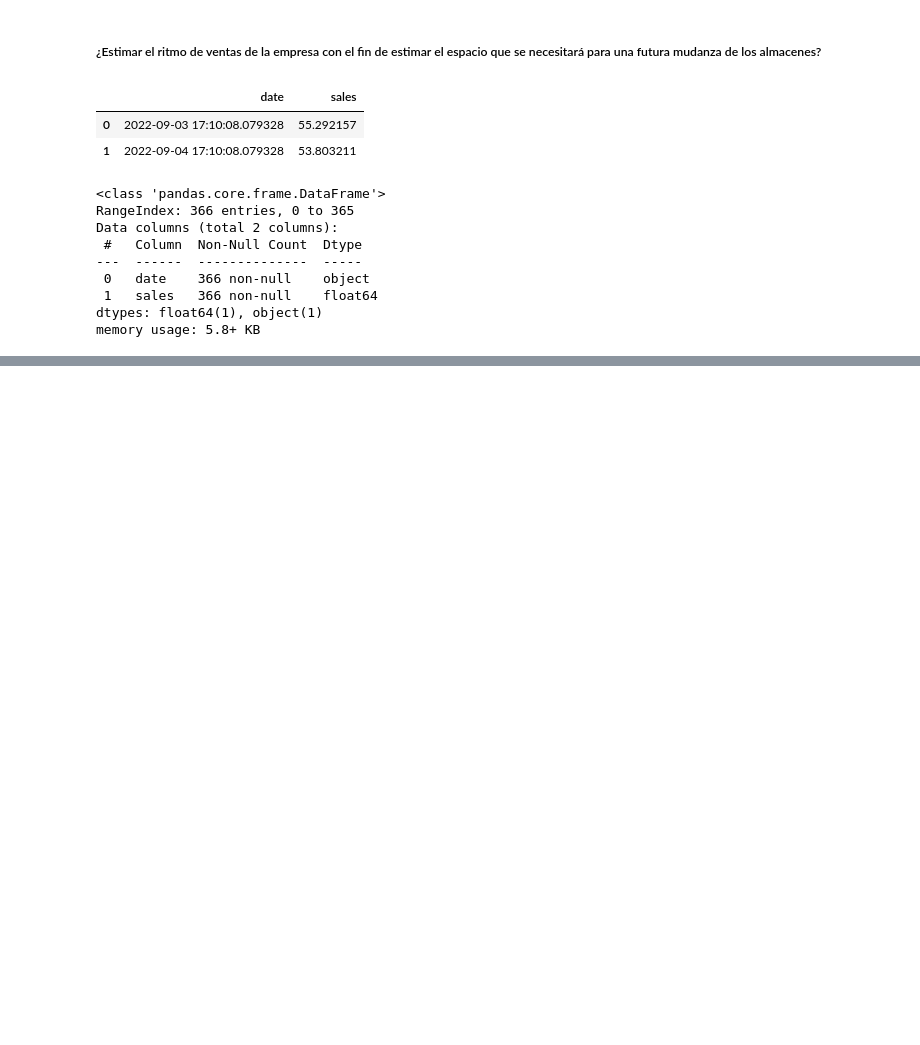
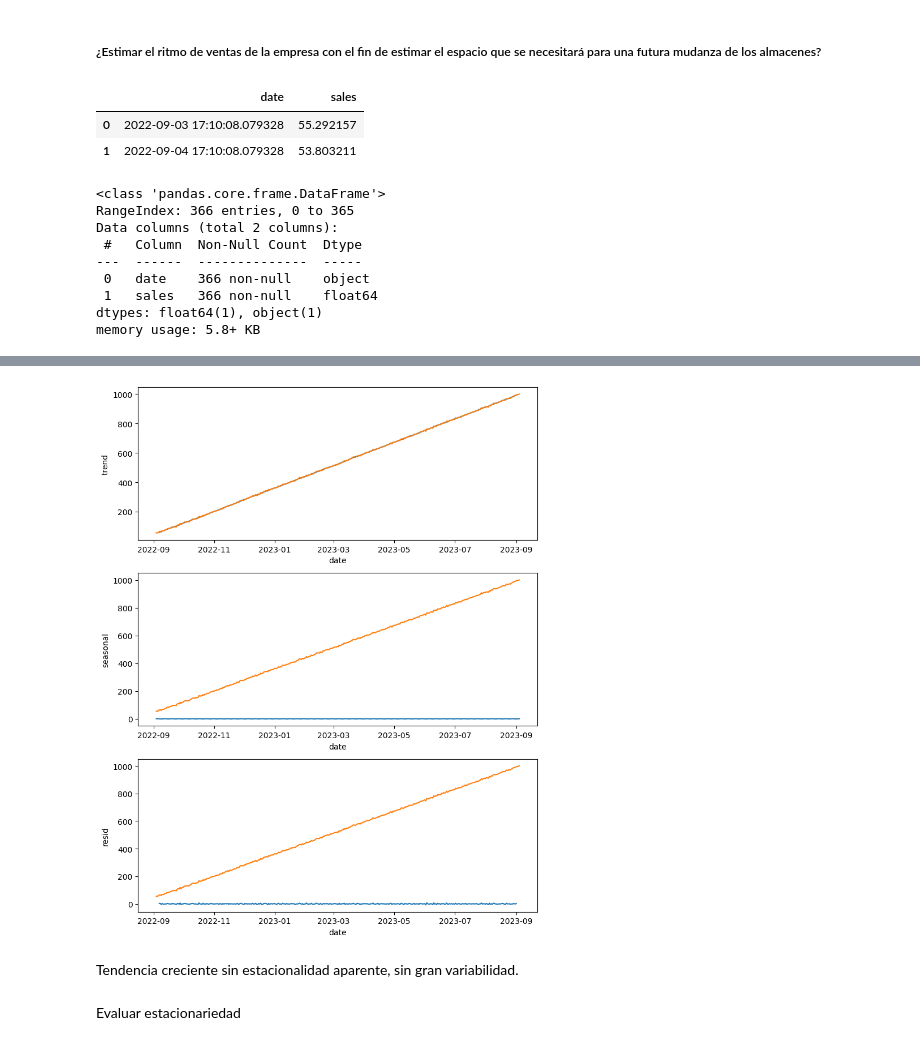
Before and after one commit to josedrosales/Time-Series, a Jupyter notebook: src/time_series.ipynb, the cells around one changed output, grey strips where cells are left out. Cells and saved outputs as stored; diff of their text form; code cells hidden in the pictures; blank space fills up the shorter version.

```diff
--- a/src/time_series.ipynb
+++ b/src/time_series.ipynb
@@ -51,0 +69,25 @@ Name: sales, dtype: float64
+# %%
+trend = decomposition.trend
+seasonal = decomposition.seasonal
+residual = decomposition.resid
+# %%
+fig, axis = plt.subplots(3, 1, figsize = (8,10))
+
+sns.lineplot(ax = axis[0], data = trend)
+sns.lineplot(ax = axis[0], data = ts)
+
+sns.lineplot(ax = axis[1], data = seasonal)
+sns.lineplot(ax = axis[1], data = ts)
+
+sns.lineplot(ax = axis[2], data = residual)
+sns.lineplot(ax = axis[2], data = ts)
+
+plt.tight_layout()
+
+plt.show()
+# %% [output]
+[figure, added]
+# %% [markdown]
+Tendencia creciente sin estacionalidad aparente, sin gran variabilidad.
+# %% [markdown]
+Evaluar estacionariedad
```
Also changed, not shown: parts of 8 cells of this notebook.
